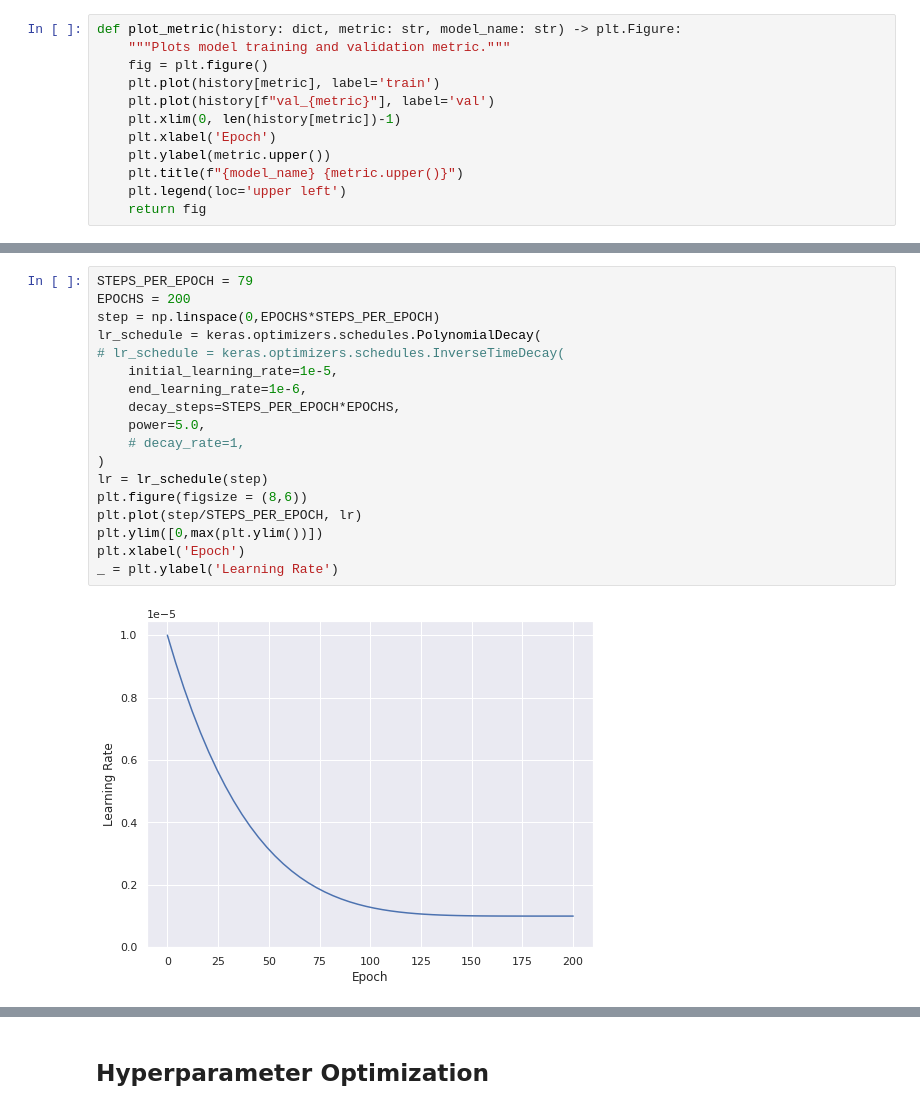
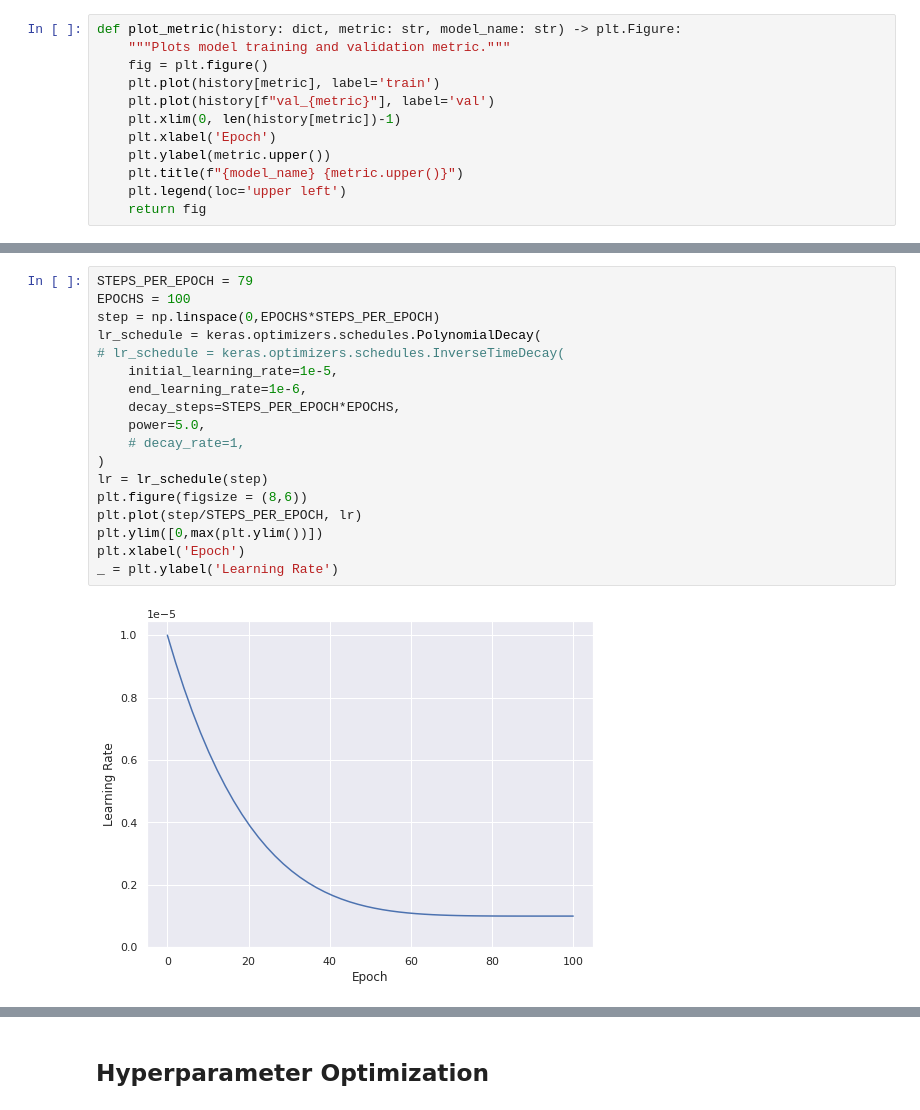
Before and after one commit to zanderman/stock-forecasting-transformer, a Jupyter notebook: forecast_transformer.ipynb, the cells around one changed output, grey strips where cells are left out. Cells and saved outputs as stored; diff of their text form.

```diff
--- a/forecast_transformer.ipynb
+++ b/forecast_transformer.ipynb
@@ -1708,21 +1695,21 @@ def train_evaluate_for_dataset(
     return model, hist, met, params, df
 # %%
 STEPS_PER_EPOCH = 79
-EPOCHS = 200
+EPOCHS = 100
 step = np.linspace(0,EPOCHS*STEPS_PER_EPOCH)
 lr_schedule = keras.optimizers.schedules.PolynomialDecay(
 # lr_schedule = keras.optimizers.schedules.InverseTimeDecay(
     initial_learning_rate=1e-5,
     end_learning_rate=1e-6,
     decay_steps=STEPS_PER_EPOCH*EPOCHS,
     power=5.0,
     # decay_rate=1,
 )
 lr = lr_schedule(step)
 plt.figure(figsize = (8,6))
 plt.plot(step/STEPS_PER_EPOCH, lr)
 plt.ylim([0,max(plt.ylim())])
 plt.xlabel('Epoch')
 _ = plt.ylabel('Learning Rate')
 # %% [output]
-[figure, old version]
+[figure, new version]
```
Also changed, not shown: parts of 11 cells of this notebook.
